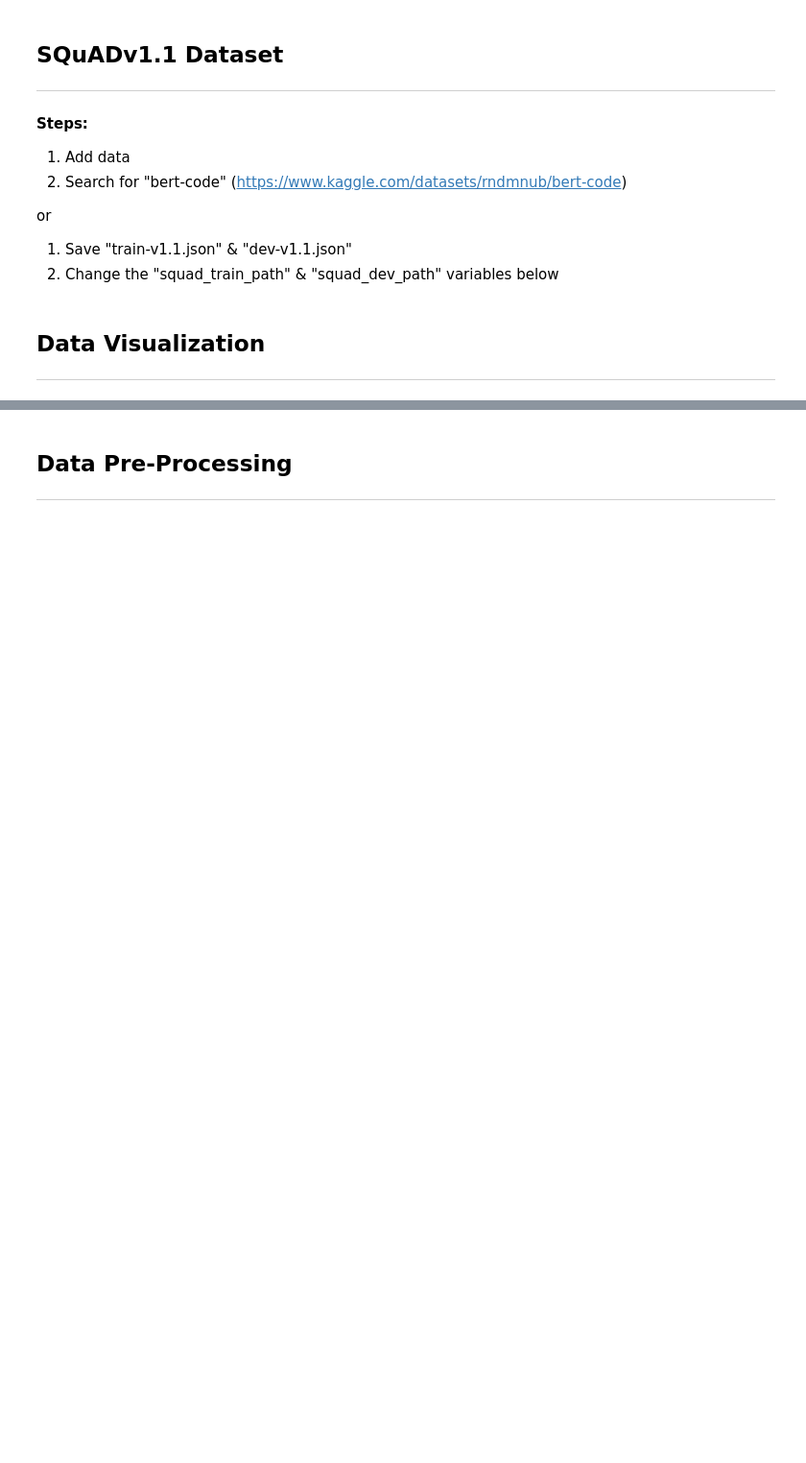
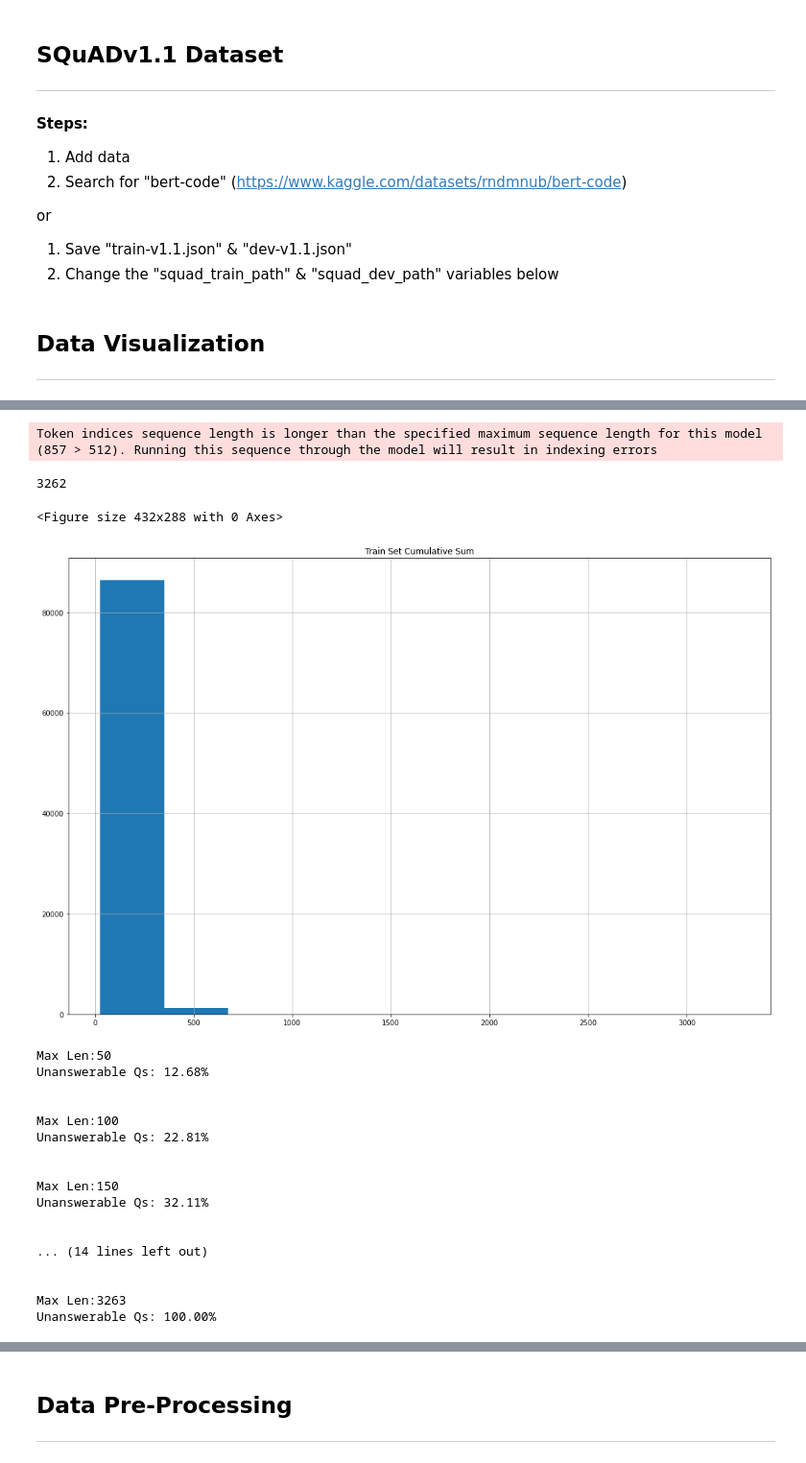
Before and after one commit to theatina/distilBERT_QnA, a Jupyter notebook: m915-bert-qna.ipynb, the cells around one changed output, grey strips where cells are left out. Shown at 96% size. Cells and saved outputs as stored; diff of their text form; code cells hidden in the pictures; blank space fills up the shorter version.

```diff
--- a/m915-bert-qna.ipynb
+++ b/m915-bert-qna.ipynb
@@ -618,0 +671,27 @@ FileLinks(".")
+# %%
+lens = data_stats(train_df, "Train")
+sizes = [50,100,150,200,256,300,512, max(lens)+1]
+for s in sizes:
+    print(f"Max Len:{s}\nUnanswerable Qs: {check_unanswerable(train_df, s):.2f}% \n\n")
+# %% [output]
+Token indices sequence length is longer than the specified maximum sequence length for this model (857 > 512). Running this sequence through the model will result in indexing errors
+3262
+<Figure size 432x288 with 0 Axes>
+[figure, added]
+Max Len:50
+Unanswerable Qs: 12.68%
+
+
+Max Len:100
+Unanswerable Qs: 22.81%
+
+
+Max Len:150
+Unanswerable Qs: 32.11%
+
+
+... (14 lines left out)
+
+
+Max Len:3263
+Unanswerable Qs: 100.00%
```
Also changed, not shown: parts of 3 cells of this notebook.
